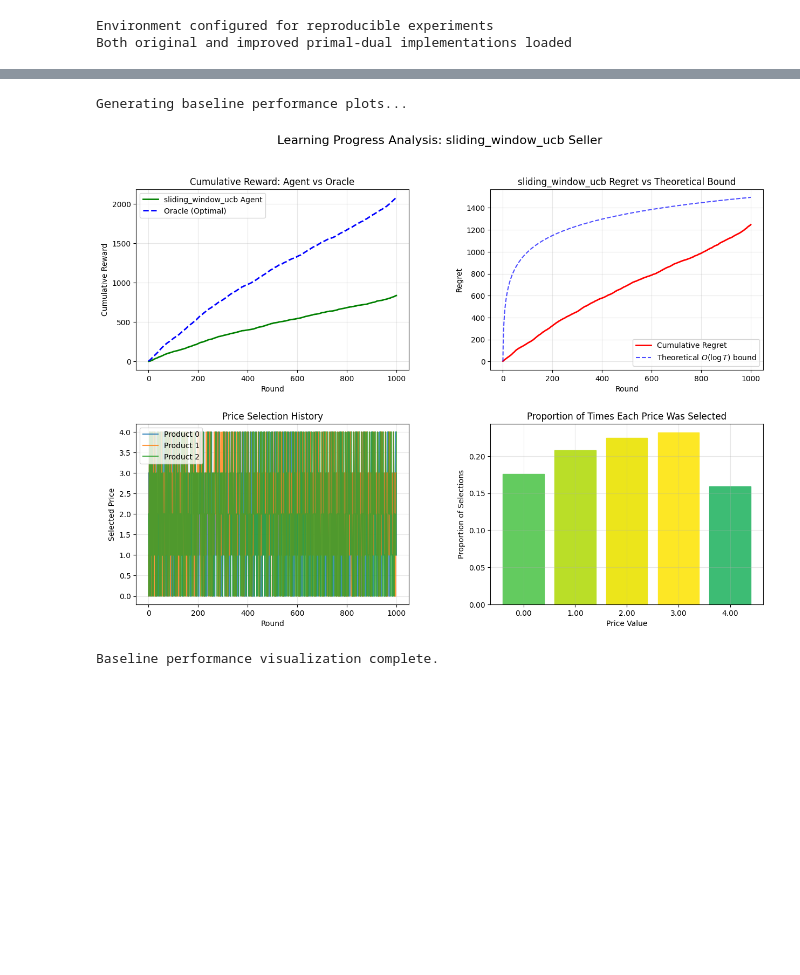
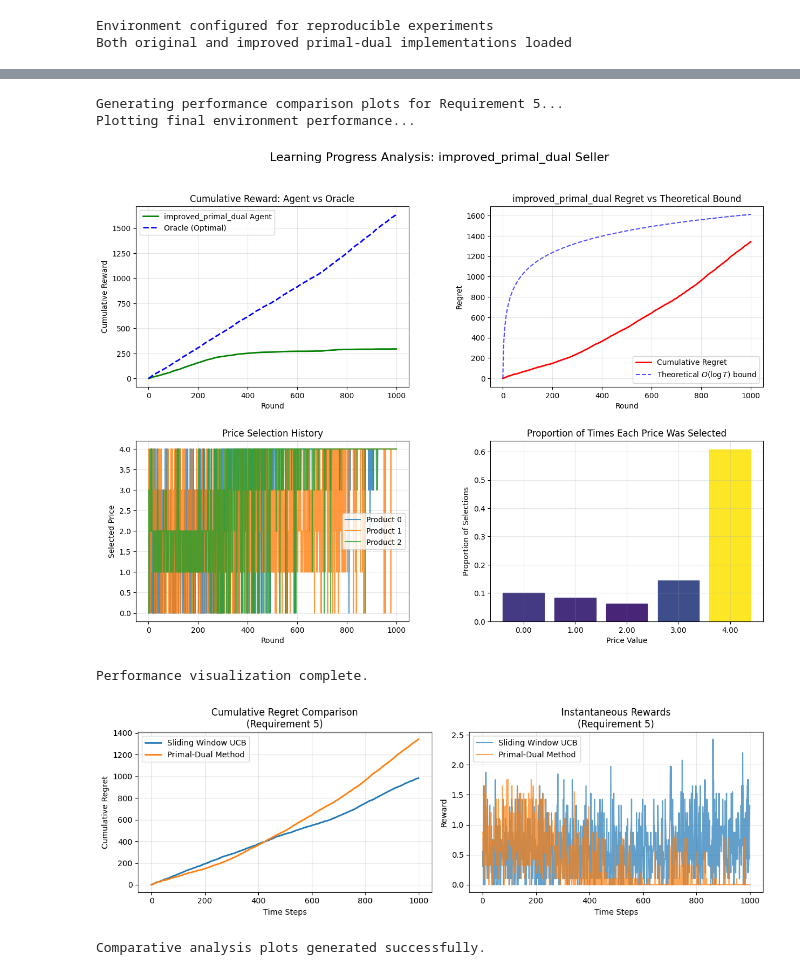
Before and after one commit to francinze/ola-proj-2425, a Jupyter notebook: project_work/req_5.ipynb, the cells around one changed output, grey strips where cells are left out. Drawn from its saved outputs; the diff is of its cells as text; code cells hidden in the pictures; blank space fills up the shorter version.

```diff
--- a/project_work/req_5.ipynb
+++ b/project_work/req_5.ipynb
@@ -313,9 +468,52 @@ Analyzing improved algorithm only...
 # %%
-# Visualize baseline algorithm performance
-print("Generating baseline performance plots...")
-plot_all(env)
-print("Baseline performance visualization complete.")
+# Visualize performance comparison for Requirement 5
+print("Generating performance comparison plots for Requirement 5...")
+
+# Plot the final environment (which will be the last one run - primal-dual)
+if 'env' in locals():
+    print("Plotting final environment performance...")
+    plot_all(env)
+
+print("Performance visualization complete.")
+
+# Additional comparative visualization
+if 'req5_results' in locals():
+    plt.figure(figsize=(12, 4))
+
+    # Cumulative regret comparison
+    plt.subplot(1, 2, 1)
+    plt.plot(req5_results['sliding_window']['cumulative_regret'],
+             label='Sliding Window UCB', linewidth=2)
+    plt.plot(req5_results['primal_dual']['cumulative_regret'],
+             label='Primal-Dual Method', linewidth=2)
+    plt.title('Cumulative Regret Comparison\n(Requirement 5)')
+    plt.xlabel('Time Steps')
+    plt.ylabel('Cumulative Regret')
+    plt.legend()
+    plt.grid(True, alpha=0.3)
+
+    # Reward comparison
+    plt.subplot(1, 2, 2)
+    plt.plot(req5_results['sliding_window']['rewards'],
+             label='Sliding Window UCB', alpha=0.7)
+    plt.plot(req5_results['primal_dual']['rewards'],
+             label='Primal-Dual Method', alpha=0.7)
+    plt.title('Instantaneous Rewards\n(Requirement 5)')
+    plt.xlabel('Time Steps')
+    plt.ylabel('Reward')
+    plt.legend()
+    plt.grid(True, alpha=0.3)
+
+    plt.tight_layout()
+    plt.show()
+
+    print("Comparative analysis plots generated successfully.")
+else:
+    print("req5_results not available - run the comparison cell first.")
 # %% [output]
-Generating baseline performance plots...
+Generating performance comparison plots for Requirement 5...
+Plotting final environment performance...
-[figure, old version]
+[figure, new version]
-Baseline performance visualization complete.
+Performance visualization complete.
+[figure, added]
+Comparative analysis plots generated successfully.
```
Also changed, not shown: parts of 6 cells of this notebook, 2 other files.
